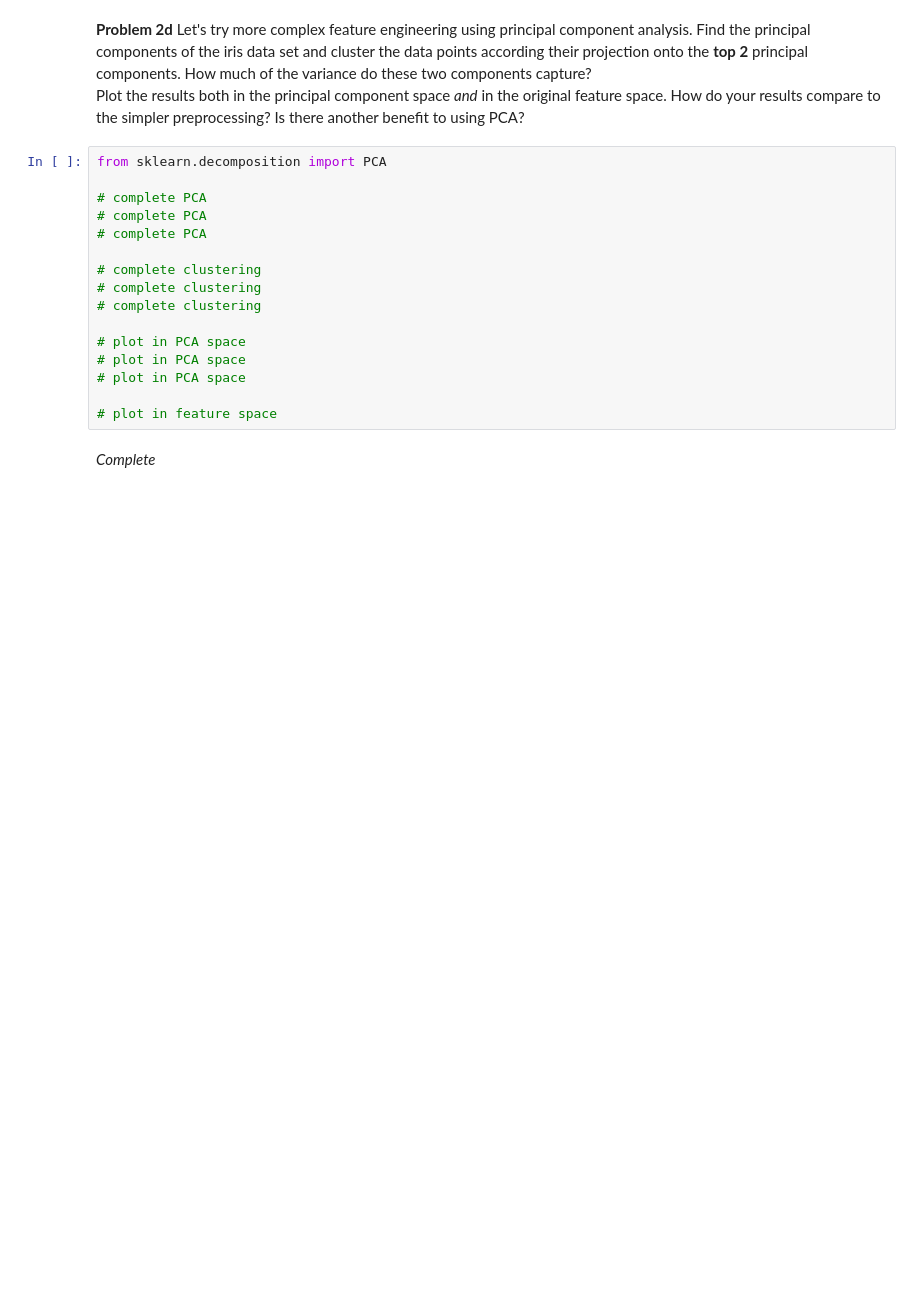
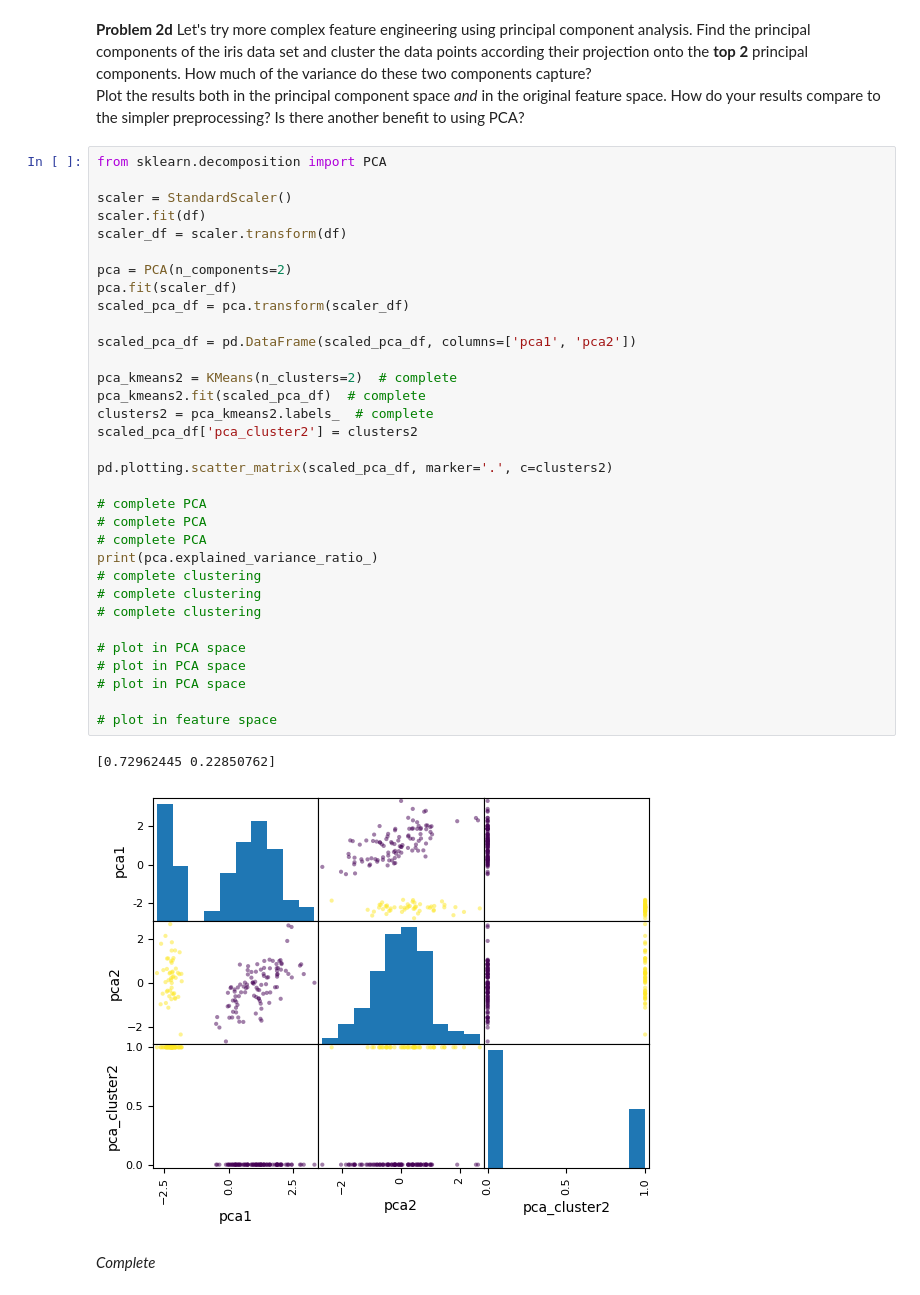
Before and after one commit to ASTR154/clustering, a Jupyter notebook: clustering.ipynb, the cells around one changed output. Drawn from its saved outputs; the diff is of its cells as text; blank space fills up the shorter version.

```diff
--- a/clustering.ipynb
+++ b/clustering.ipynb
@@ -100,20 +135,40 @@ from sklearn.preprocessing import StandardScaler
 Plot the results both in the principal component space *and* in the original feature space. How do your results compare to the simpler preprocessing? Is there another benefit to using PCA?
 # %%
 from sklearn.decomposition import PCA
+
+scaler = StandardScaler()
+scaler.fit(df)
+scaler_df = scaler.transform(df)
+
+pca = PCA(n_components=2)
+pca.fit(scaler_df)
+scaled_pca_df = pca.transform(scaler_df)
+
+scaled_pca_df = pd.DataFrame(scaled_pca_df, columns=['pca1', 'pca2'])
+
+pca_kmeans2 = KMeans(n_clusters=2)  # complete
+pca_kmeans2.fit(scaled_pca_df)  # complete
+clusters2 = pca_kmeans2.labels_  # complete
+scaled_pca_df['pca_cluster2'] = clusters2
+
+pd.plotting.scatter_matrix(scaled_pca_df, marker='.', c=clusters2)
 
 # complete PCA
 # complete PCA
 # complete PCA
-
+print(pca.explained_variance_ratio_)
 # complete clustering
 # complete clustering
 # complete clustering
 
 # plot in PCA space
 # plot in PCA space
 # plot in PCA space
 
 # plot in feature space
+# %% [output]
+[0.72962445 0.22850762]
+[figure, added]
 # %% [markdown]
 *Complete*
 # %% [markdown]
```
Also changed, not shown: parts of 4 cells of this notebook.
